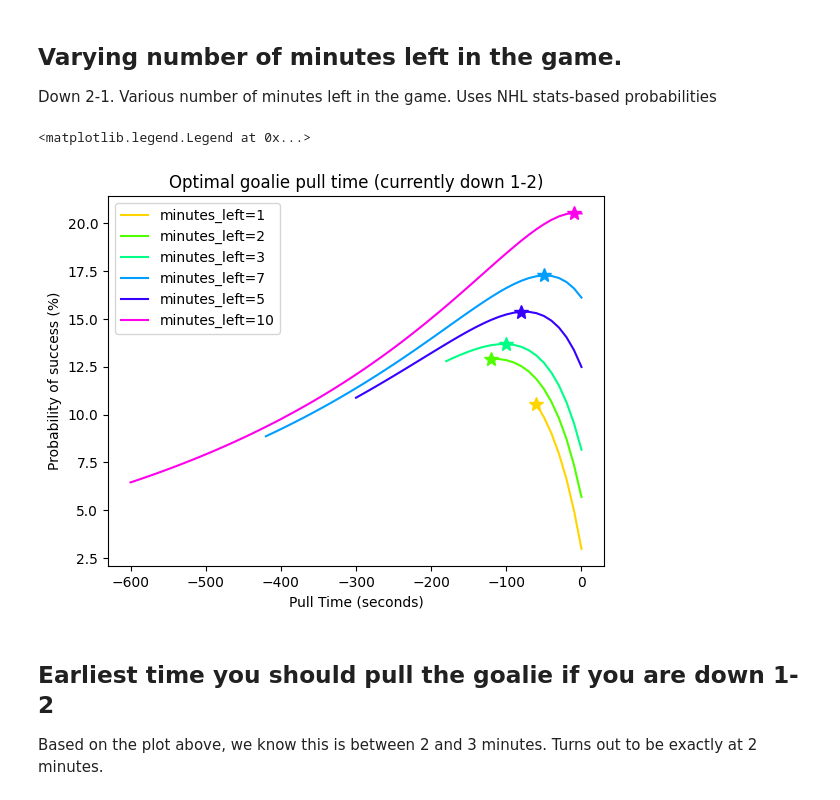
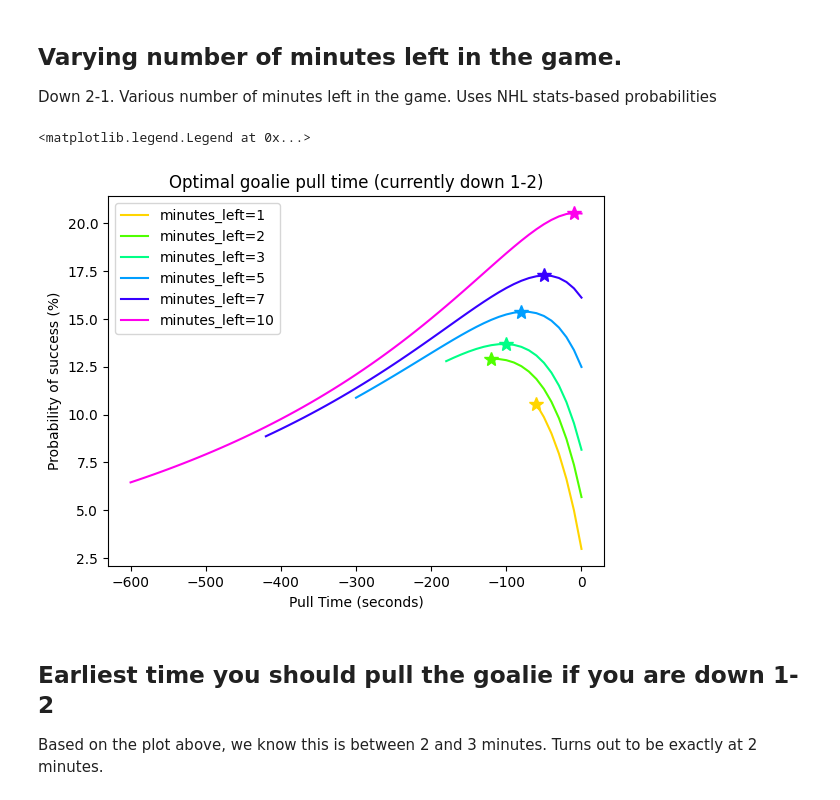
Before and after one commit to ryan-moreno/CS524-project, a Jupyter notebook: optimization/visualize_results.ipynb, the cells around one changed output. Saved outputs shown, nothing was run; the diff lists cells and outputs as text; code cells hidden in the pictures.

```diff
--- a/optimization/visualize_results.ipynb
+++ b/optimization/visualize_results.ipynb
@@ -147,7 +147,17 @@ decisions_df_10 = pkl.load(
 )
 decisions_df_10["minutes_left"] = 10
 
-decisions_df = pd.concat([decisions_df_1, decisions_df_2, decisions_df_3, decisions_df_7, decisions_df_5, decisions_df_10], ignore_index=True)
+decisions_df = pd.concat(
+    [
+        decisions_df_1,
+        decisions_df_2,
+        decisions_df_3,
+        decisions_df_5,
+        decisions_df_7,
+        decisions_df_10,
+    ],
+    ignore_index=True,
+)
 
 # Make the time that the game ends 0
 decisions_df["pull_time"] = (
@@ -162,34 +172,34 @@ color_map = dict(zip(options, palette))
 
 
 for chosen_option in options:
     decisions_df_mins_left = decisions_df[decisions_df["minutes_left"] == chosen_option]
     # Plot pull time vs probability of success
     plt.plot(
         decisions_df_mins_left["pull_time"],
         decisions_df_mins_left["prob_success"],
         label=f"minutes_left={chosen_option}",
         color=color_map[chosen_option],
     )
 
     # Find point(s) with highest probability of success
     max_prob = decisions_df_mins_left["prob_success"].max()
     best_pull_times = decisions_df_mins_left[
         decisions_df_mins_left["prob_success"] == max_prob
     ]["pull_time"]
     for pull_time in best_pull_times:
         opt_color = color_map[chosen_option]
         plt.plot(pull_time, max_prob, "r*", markersize=10, color=opt_color)
 
 # label x axis
 plt.xlabel("Pull Time (seconds)")
 plt.ylabel("Probability of success (%)")
 plt.title(
     "Optimal goalie pull time (currently down 1-2)"
 )
 plt.legend()
 # %% [output]
 <matplotlib.legend.Legend at 0x...>
-[figure, old version]
+[figure, new version]
 # %% [markdown]
 ## Earliest time you should pull the goalie if you are down 1-2
 
```
Also changed, not shown: parts of 1 cell of this notebook, 9 other files.
